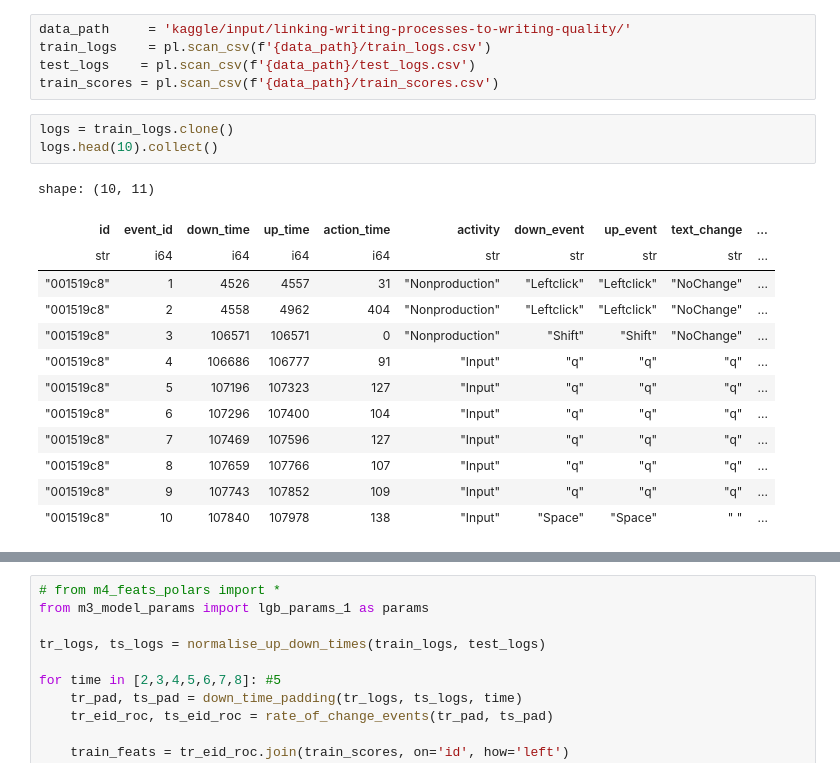
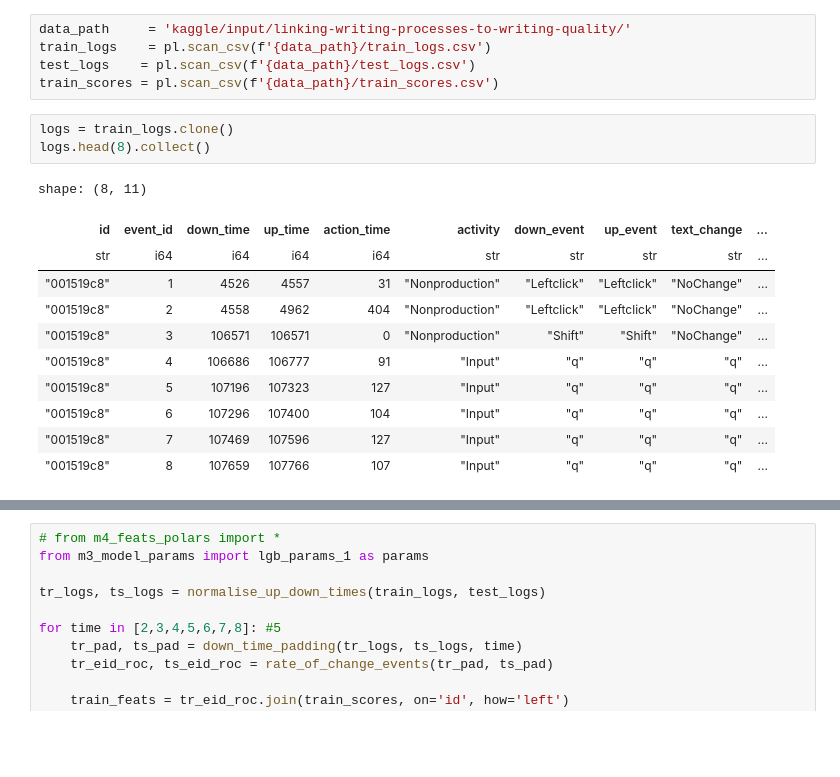
Before and after one commit to uallende/linking_writing_quality, a Jupyter notebook: EDA.ipynb, the cells around one changed output, grey strips where cells are left out. Cells and saved outputs as stored; diff of their text form; blank space fills up the shorter version.

```diff
--- a/EDA.ipynb
+++ b/EDA.ipynb
@@ -28,18 +29,16 @@ test_logs    = pl.scan_csv(f'{data_path}/test_logs.csv')
 train_scores = pl.scan_csv(f'{data_path}/train_scores.csv')
 # %%
 logs = train_logs.clone()
-logs.head(10).collect()
+logs.head(8).collect()
 # %% [output]
-shape: (10, 11)
+shape: (8, 11)
 | id | event_id | down_time | up_time | action_time | activity | down_event | up_event | text_change | ... |
 | str | i64 | i64 | i64 | i64 | str | str | str | str | ... |
 | "001519c8" | 1 | 4526 | 4557 | 31 | "Nonproduction" | "Leftclick" | "Leftclick" | "NoChange" | ... |
 | "001519c8" | 2 | 4558 | 4962 | 404 | "Nonproduction" | "Leftclick" | "Leftclick" | "NoChange" | ... |
 | "001519c8" | 3 | 106571 | 106571 | 0 | "Nonproduction" | "Shift" | "Shift" | "NoChange" | ... |
 | "001519c8" | 4 | 106686 | 106777 | 91 | "Input" | "q" | "q" | "q" | ... |
 | "001519c8" | 5 | 107196 | 107323 | 127 | "Input" | "q" | "q" | "q" | ... |
 | "001519c8" | 6 | 107296 | 107400 | 104 | "Input" | "q" | "q" | "q" | ... |
 | "001519c8" | 7 | 107469 | 107596 | 127 | "Input" | "q" | "q" | "q" | ... |
 | "001519c8" | 8 | 107659 | 107766 | 107 | "Input" | "q" | "q" | "q" | ... |
-| "001519c8" | 9 | 107743 | 107852 | 109 | "Input" | "q" | "q" | "q" | ... |
-| "001519c8" | 10 | 107840 | 107978 | 138 | "Input" | "Space" | "Space" | " " | ... |
```
Also changed, not shown: parts of 9 cells of this notebook, 1 other file.
